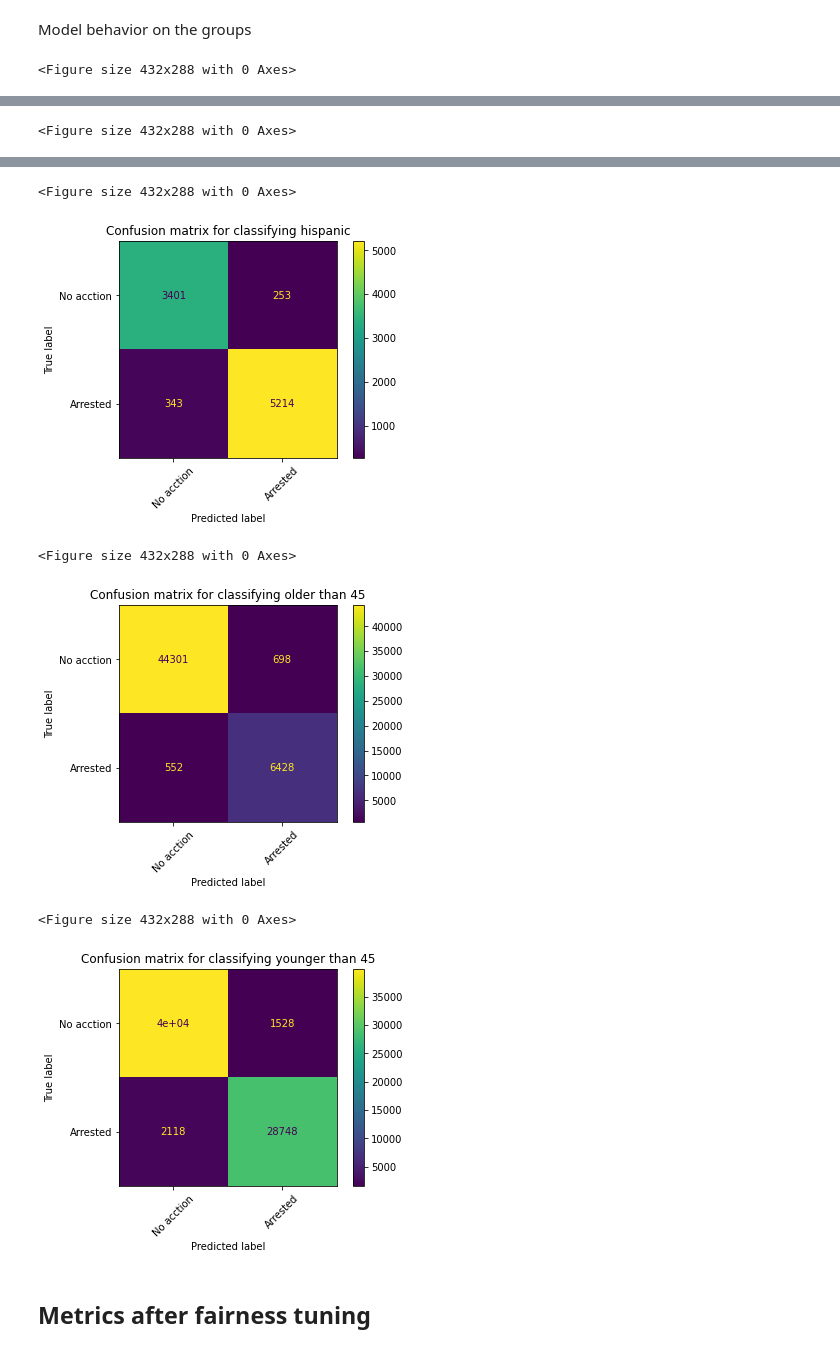
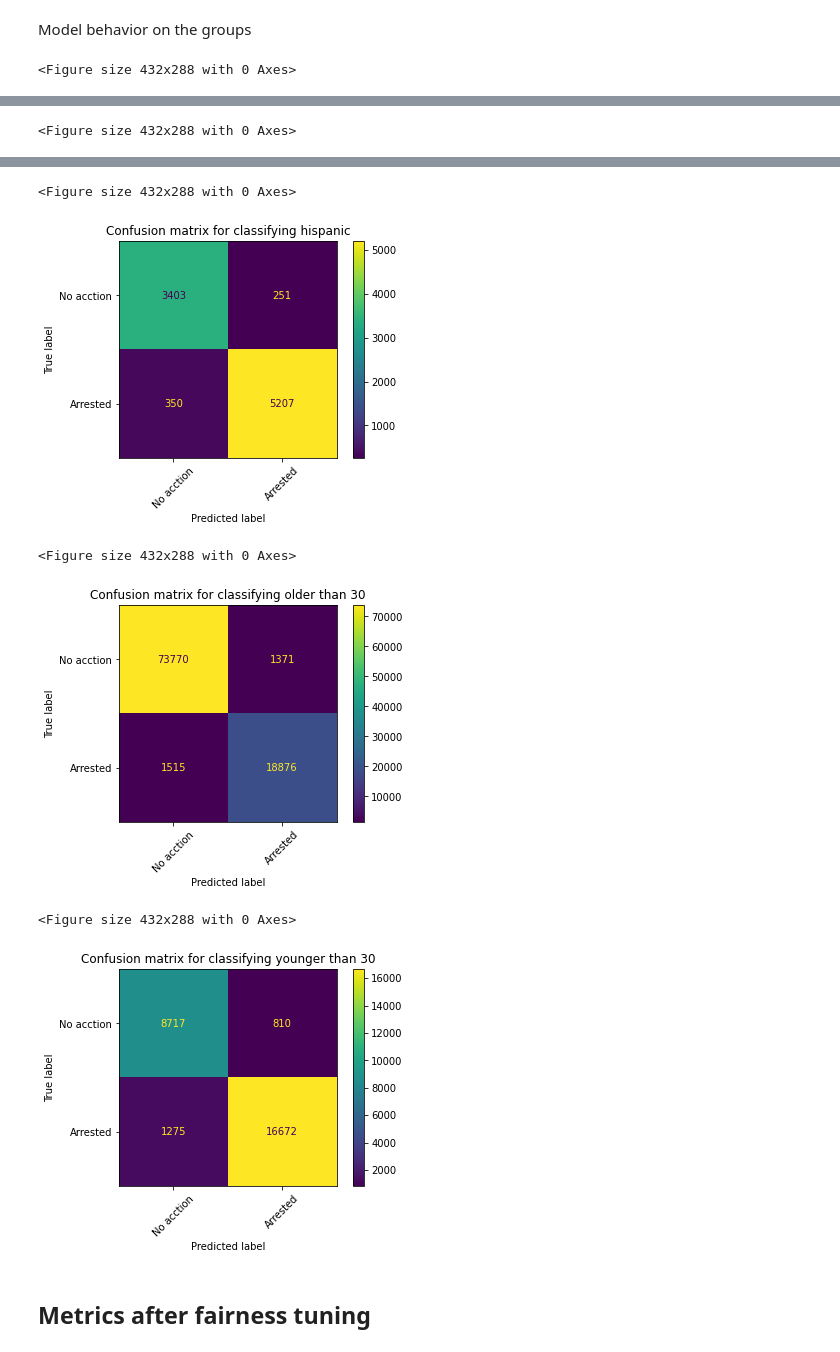
Before and after one commit to Heatdh/MIUG-Proj, a Jupyter notebook: src/main.ipynb, the cells around one changed output, grey strips where cells are left out. Cells and saved outputs as stored; diff of their text form; code cells hidden in the pictures.

```diff
--- a/src/main.ipynb
+++ b/src/main.ipynb
@@ -459,8 +463,8 @@ group_b = X_test['driver_race']==1
 group_h = X_test['driver_race']==2
 
 # Age group
-group_age_sup = X_test['driver_age']>=45
-group_age_inf = X_test['driver_age']<=45
+group_age_sup = X_test['driver_age']>=30
+group_age_inf = X_test['driver_age']<=30
 # %% [output]
 encoded as 4  258525
 encoded as 2  30715
@@ -715,37 +719,37 @@ plt.show()
 plt.figure()
 disp = ConfusionMatrixDisplay(confusion_matrix=cm_hf, display_labels=['No acction','Arrested'])
 disp.plot()
 plt.xticks(rotation=45)
 plt.grid(False)
 plt.title("Confusion matrix for classifying hispanic")
 plt.show()
 
 plt.figure()
 disp = ConfusionMatrixDisplay(confusion_matrix=cm_asf, display_labels=['No acction','Arrested'])
 disp.plot()
 plt.xticks(rotation=45)
 plt.grid(False)
-plt.title("Confusion matrix for classifying older than 45")
+plt.title("Confusion matrix for classifying older than 30")
 plt.show()
 
 plt.figure()
 disp = ConfusionMatrixDisplay(confusion_matrix=cm_aif, display_labels=['No acction','Arrested'])
 disp.plot()
 plt.xticks(rotation=45)
 plt.grid(False)
-plt.title("Confusion matrix for classifying younger than 45")
+plt.title("Confusion matrix for classifying younger than 30")
 plt.show()
 # %% [output]
 <Figure size 432x288 with 0 Axes>
 [figure]
 <Figure size 432x288 with 0 Axes>
 [figure]
 <Figure size 432x288 with 0 Axes>
 [figure]
 <Figure size 432x288 with 0 Axes>
-[figure, old version]
+[figure, new version]
 <Figure size 432x288 with 0 Axes>
-[figure, old version]
+[figure, new version]
 # %% [markdown]
 ## Metrics after fairness tuning
 # %%
```
Also changed, not shown: parts of 33 cells of this notebook.
